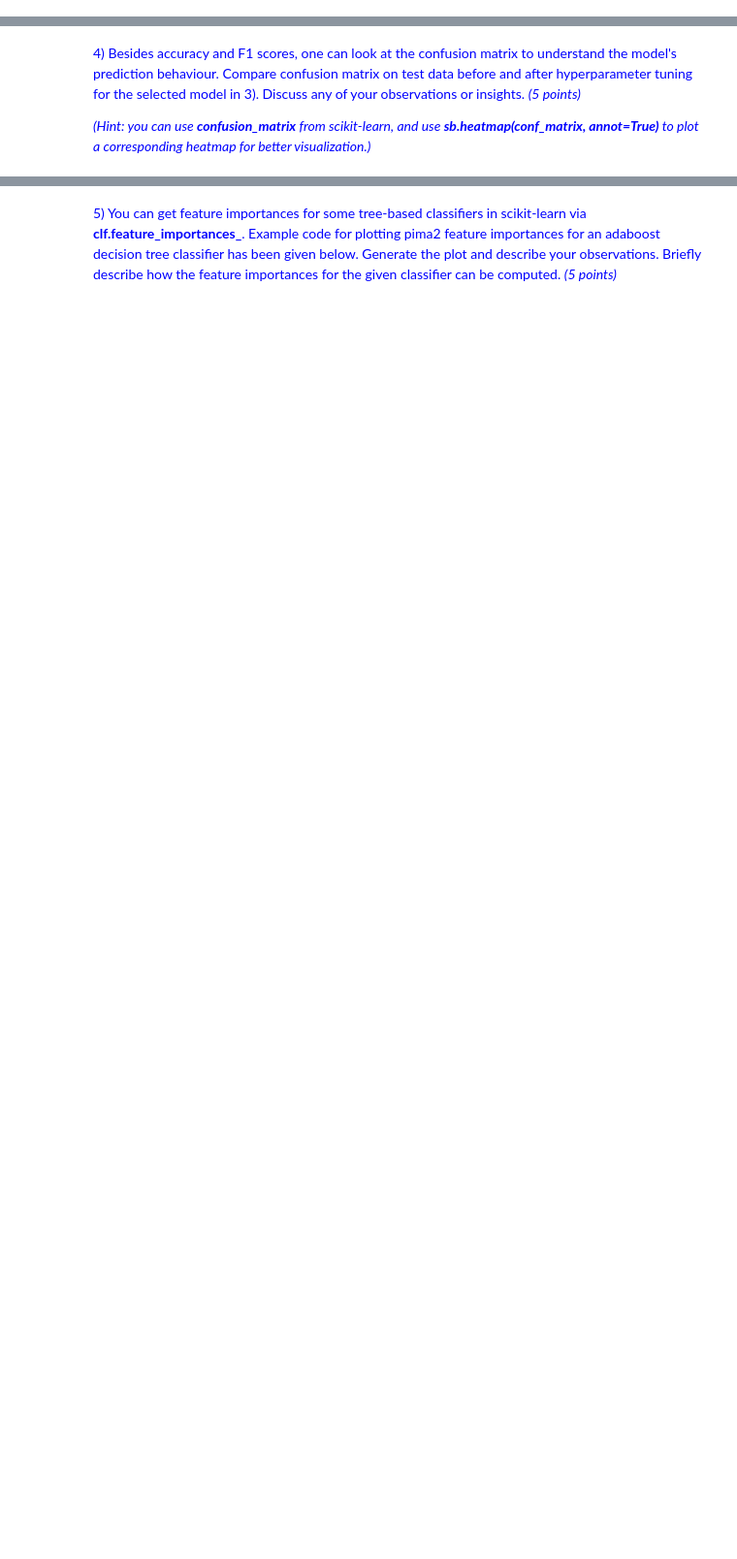
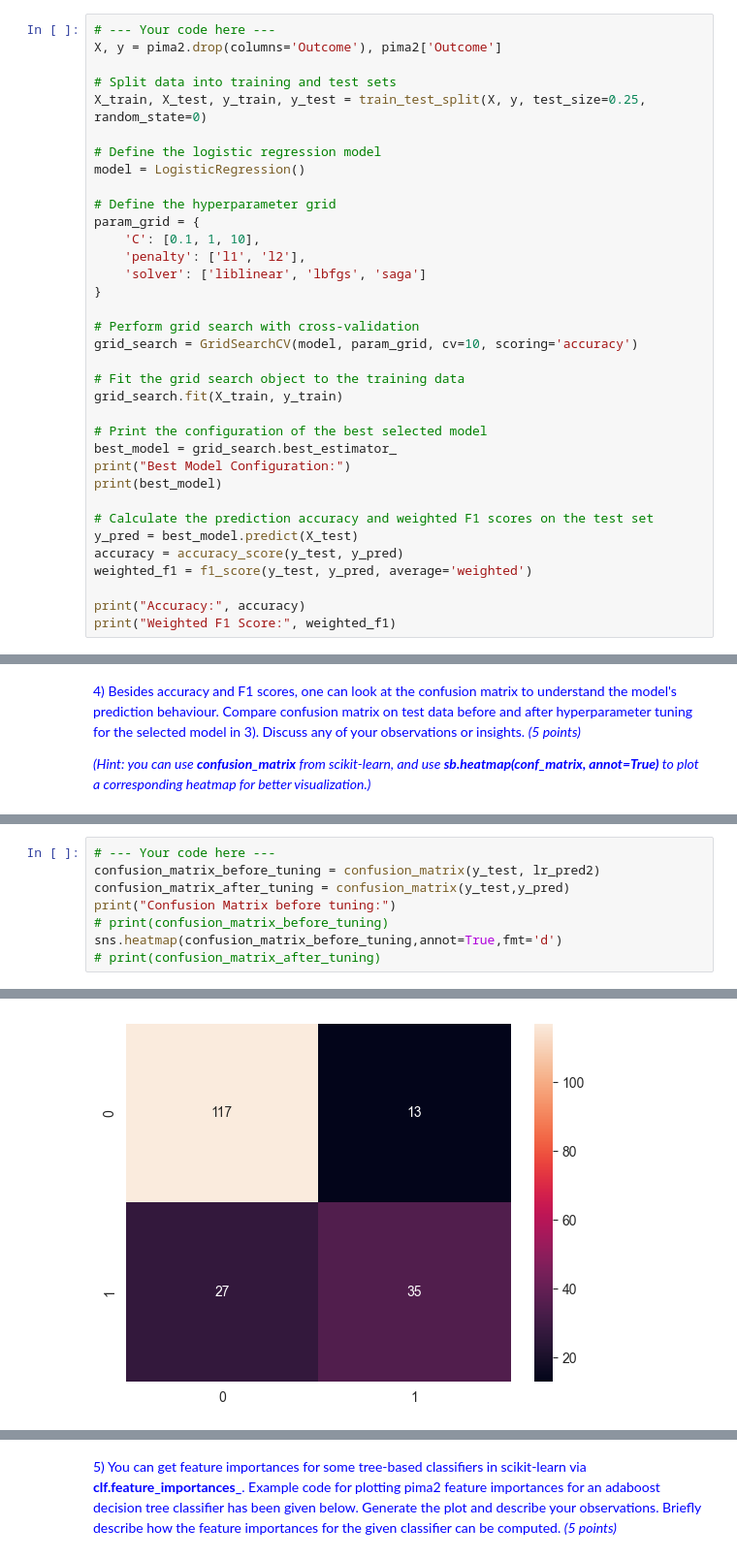
Before and after one commit to codingman-aiwass/data_mining, a Jupyter notebook: Assignment.ipynb, the cells around one changed output, grey strips where cells are left out. Shown at 97% size. Cells and saved outputs as stored; diff of their text form; blank space fills up the shorter version.

Commit message:
finish part3,remaining part4,best model construction

```diff
--- a/Assignment.ipynb
+++ b/Assignment.ipynb
@@ -513,0 +490,35 @@ pima2_f1 = [0.5841,0.5593,0.5283,0.6364,0.5625]
+# %%
+# --- Your code here ---
+X, y = pima2.drop(columns='Outcome'), pima2['Outcome']
+
+# Split data into training and test sets
+X_train, X_test, y_train, y_test = train_test_split(X, y, test_size=0.25, random_state=0)
+
+# Define the logistic regression model
+model = LogisticRegression()
+
+# Define the hyperparameter grid
+param_grid = {
+    'C': [0.1, 1, 10],
+    'penalty': ['l1', 'l2'],
+    'solver': ['liblinear', 'lbfgs', 'saga']
+}
+
+# Perform grid search with cross-validation
+grid_search = GridSearchCV(model, param_grid, cv=10, scoring='accuracy')
+
+# Fit the grid search object to the training data
+grid_search.fit(X_train, y_train)
+
+# Print the configuration of the best selected model
+best_model = grid_search.best_estimator_
+print("Best Model Configuration:")
+print(best_model)
+
+# Calculate the prediction accuracy and weighted F1 scores on the test set
+y_pred = best_model.predict(X_test)
+accuracy = accuracy_score(y_test, y_pred)
+weighted_f1 = f1_score(y_test, y_pred, average='weighted')
+
+print("Accuracy:", accuracy)
+print("Weighted F1 Score:", weighted_f1)
@@ -523,0 +534,9 @@ pima2_f1 = [0.5841,0.5593,0.5283,0.6364,0.5625]
+# %%
+# --- Your code here ---
+confusion_matrix_before_tuning = confusion_matrix(y_test, lr_pred2)
+confusion_matrix_after_tuning = confusion_matrix(y_test,y_pred)
+print("Confusion Matrix before tuning:")
+# print(confusion_matrix_before_tuning)
+sns.heatmap(confusion_matrix_before_tuning,annot=True,fmt='d')
+# print(confusion_matrix_after_tuning)
+# %% [output]
@@ -523,0 +545 @@ pima2_f1 = [0.5841,0.5593,0.5283,0.6364,0.5625]
+[figure, added]
```
Also changed, not shown: parts of 22 cells of this notebook.
